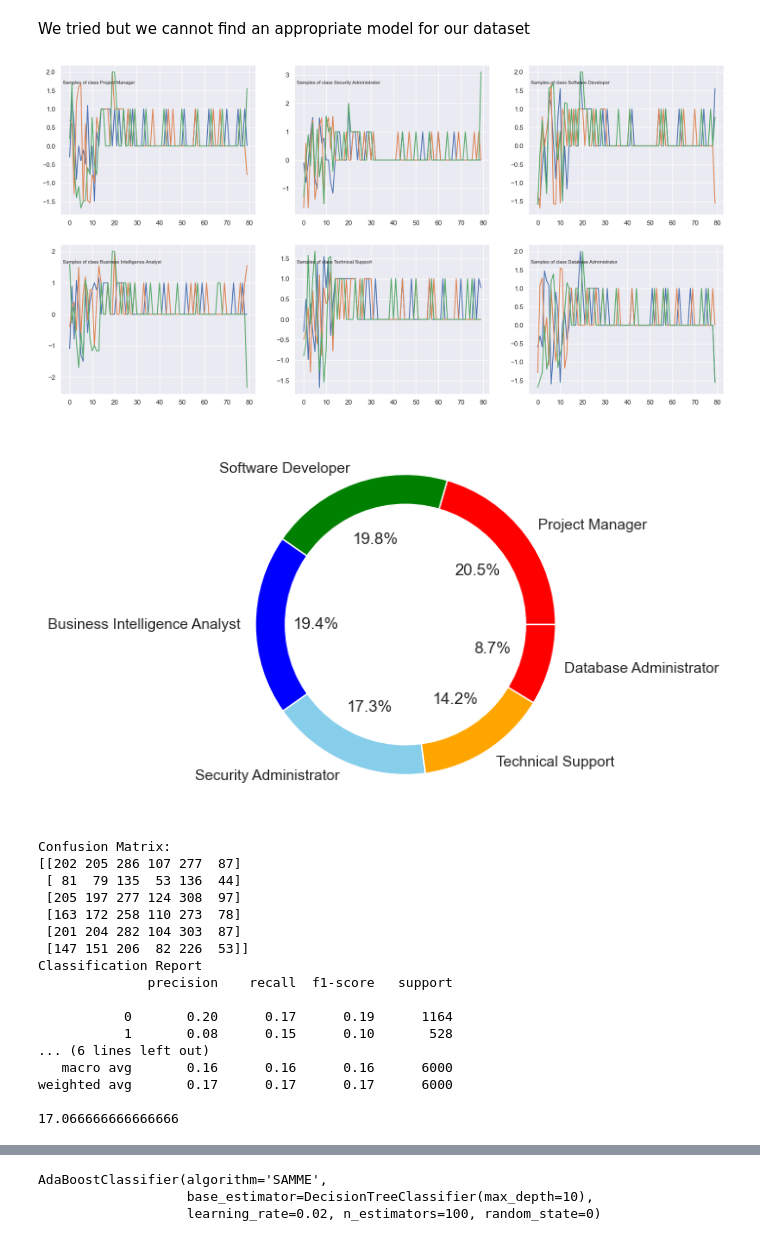
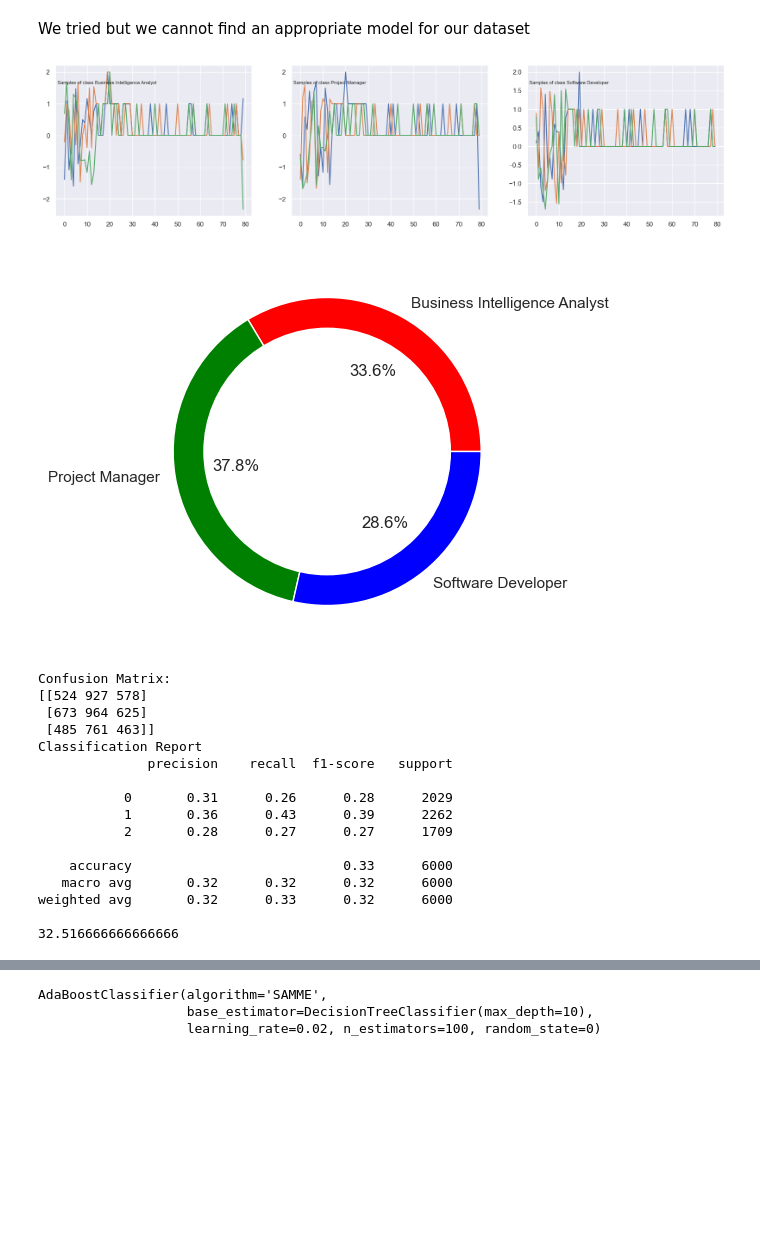
Before and after one commit to melikedulkadir/Career-Path-Predictor, a Jupyter notebook: Career-Path-Predictor.ipynb, the cells around one changed output, grey strips where cells are left out. Cells and saved outputs as stored; diff of their text form; code cells hidden in the pictures; blank space fills up the shorter version.

Commit message:
Class types are merged and the number of classes becomes 3

```diff
--- a/Career-Path-Predictor.ipynb
+++ b/Career-Path-Predictor.ipynb
@@ -530,6 +530,14 @@ plot_importance(decision_tree_model,X)
 df['Suggested_Job_Role'] = df.pop('Suggested_Job_Role')
 # %% [markdown]
 ## Creating Models
+# %%
+for i in range(len(df["Suggested_Job_Role"])):
+    if df.Suggested_Job_Role[i] == "Database Administrator":
+        df.Suggested_Job_Role[i] = "Software Developer"
+    elif df.Suggested_Job_Role[i] == "Technical Support":
+        df.Suggested_Job_Role[i] = "Business Intelligence Analyst"
+    elif df.Suggested_Job_Role[i] == "Security Administrator":
+        df.Suggested_Job_Role[i] = "Project Manager"
 # %%
 #df = shuffle(df)
 X = df.drop(columns=["Suggested_Job_Role"], axis=1)
@@ -929,12 +915,12 @@ model.add(layers.Dropout(0.2))
 model.add(Dense(60))
 model.add(layers.Activation('relu'))
 model.add(layers.Dropout(0.2))
-model.add(Dense(6))
+model.add(Dense(3))
 model.add(layers.Activation('softmax'))
 
-adam = Adam(lr=0.0001, epsilon=1e-8, decay=1e-4, amsgrad=False)
+adam = Adam(lr=0.001, epsilon=1e-8, decay=1e-4, amsgrad=False)
 model.compile(loss = 'categorical_crossentropy', optimizer = adam, metrics = ['accuracy'])
-history = model.fit(train_x, train_y, epochs = 50,batch_size = 64, validation_data=(test_x, test_y))
+history = model.fit(train_x, train_y, epochs = 20,batch_size = 64, validation_data=(test_x, test_y))
 scores = model.evaluate(test_x, test_y)
 
 for i, m in enumerate(model.metrics_names):
@@ -1023,34 +1003,31 @@ l_encode = LabelEncoder()
 l_encode.fit(Y)
 Y = l_encode.transform(Y)
 # %%
-classes = {0:"Project Manager",
-           1:"Security Administrator",
-           2:"Software Developer",
-           3:"Business Intelligence Analyst",
-           4:"Technical Support",
-           5:"Database Administrator"}
+classes = {0:"Business Intelligence Analyst",
+           1:"Project Manager",
+           2:"Software Developer"}
 # %%
-for i in range(0,6):
+for i in range(0,3):
     plt.subplot(2,3,i + 1)
     all_samples_indexes = np.where(Y == i)[0]
     rand_samples_indexes = np.random.randint(0, len(all_samples_indexes), 3)
     rand_samples = X[rand_samples_indexes]
     plt.plot(rand_samples.transpose())
     plt.title("Samples of class " + classes[i], loc='left', fontdict={'fontsize':8}, x=0.01, y=0.85)
 # %% [output]
-[figure, old version]
+[figure, new version]
 # %%
-repartition = [4099,3968,3889,3468,2832,1744]
+repartition = [6721,7567,5712]
 
 plt.figure(figsize=(5, 5))
 circle = plt.Circle((0, 0), 0.8, color='white')
-plt.pie(repartition, labels=['Project Manager', 'Software Developer', 'Business Intelligence Analyst', 'Security Administrator', 'Technical Support','Database Administrator'], colors=['red', 'green', 'blue', 'skyblue', 'orange'],
+plt.pie(repartition, labels=['Business Intelligence Analyst','Project Manager', 'Software Developer'], colors=['red', 'green', 'blue'],
         autopct='%1.1f%%')
 p = plt.gcf()
 p.gca().add_artist(circle)
 plt.show()
 # %% [output]
-[figure, old version]
+[figure, new version]
 # %%
 ########### OVER SAMPLING AND UNDER SAMPLING APPLIED ###############
 # %%
@@ -1064,7 +1041,7 @@ oversample = SMOTE()
 
 X_train, y_train = oversample.fit_resample(X_train, y_train)
 # %%
-gradient_boosting_model = GradientBoostingClassifier(n_estimators=20, learning_rate=0.1, max_features=2, max_depth=2, random_state=0)
+gradient_boosting_model = GradientBoostingClassifier(n_estimators=20, learning_rate=0.1, max_features=3, max_depth=2, random_state=0)
 gradient_boosting_model.fit(X_train, y_train)
 gradient_boosting_predictions = gradient_boosting_model.predict(X_test)
 
@@ -1078,22 +1055,21 @@ accuracy = gradient_boosting_model.score(X_test, y_test)
 print(accuracy*100)
 # %% [output]
 Confusion Matrix:
-[[202 205 286 107 277  87]
- [ 81  79 135  53 136  44]
- [205 197 277 124 308  97]
- [163 172 258 110 273  78]
- [201 204 282 104 303  87]
- [147 151 206  82 226  53]]
+[[524 927 578]
+ [673 964 625]
+ [485 761 463]]
 Classification Report
               precision    recall  f1-score   support
 
-           0       0.20      0.17      0.19      1164
-           1       0.08      0.15      0.10       528
-... (6 lines left out)
-   macro avg       0.16      0.16      0.16      6000
-weighted avg       0.17      0.17      0.17      6000
+           0       0.31      0.26      0.28      2029
+           1       0.36      0.43      0.39      2262
+           2       0.28      0.27      0.27      1709
 
-17.066666666666666
+    accuracy                           0.33      6000
+   macro avg       0.32      0.32      0.32      6000
+weighted avg       0.32      0.33      0.32      6000
+
+32.516666666666666
 # %%
 X_train, X_test, y_train, y_test = train_test_split(X, y,random_state=0, test_size=0.3)
 # %%
```
Also changed, not shown: parts of 24 cells of this notebook.
